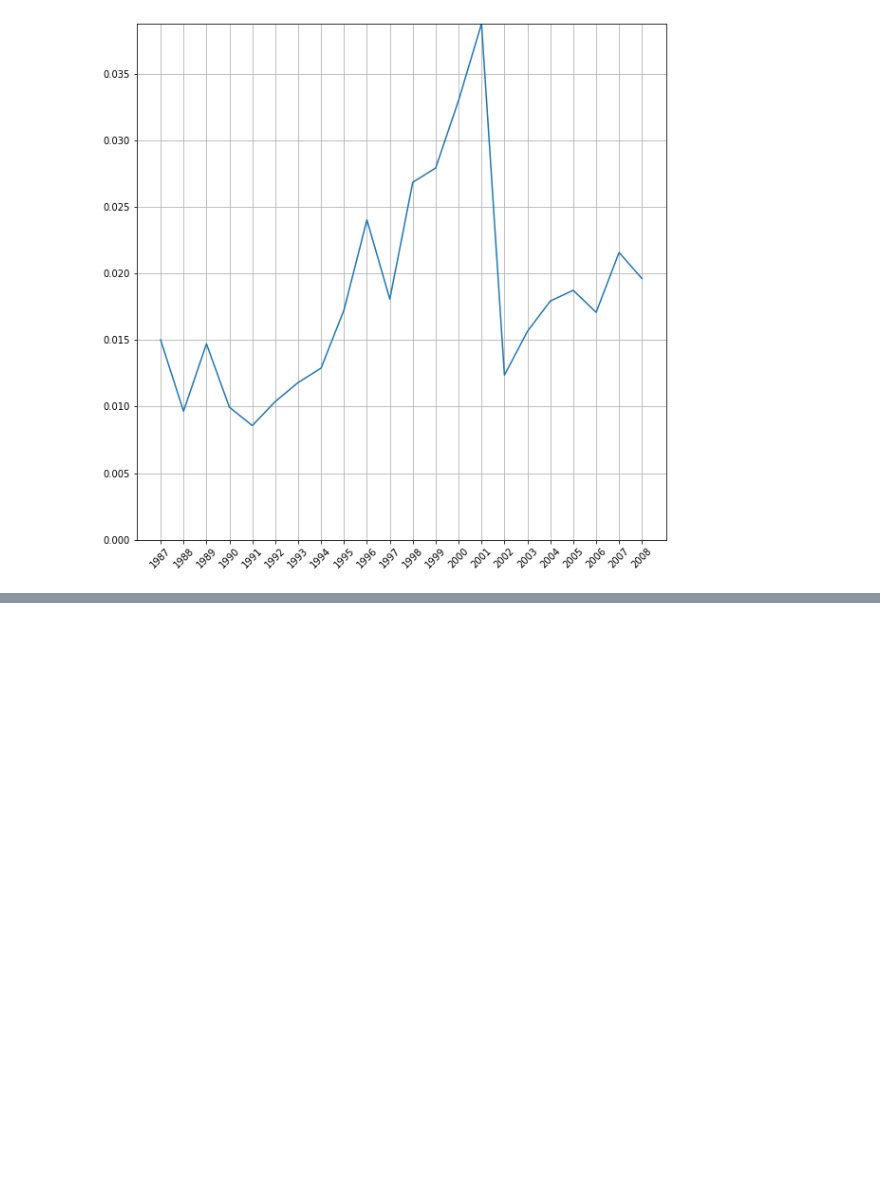
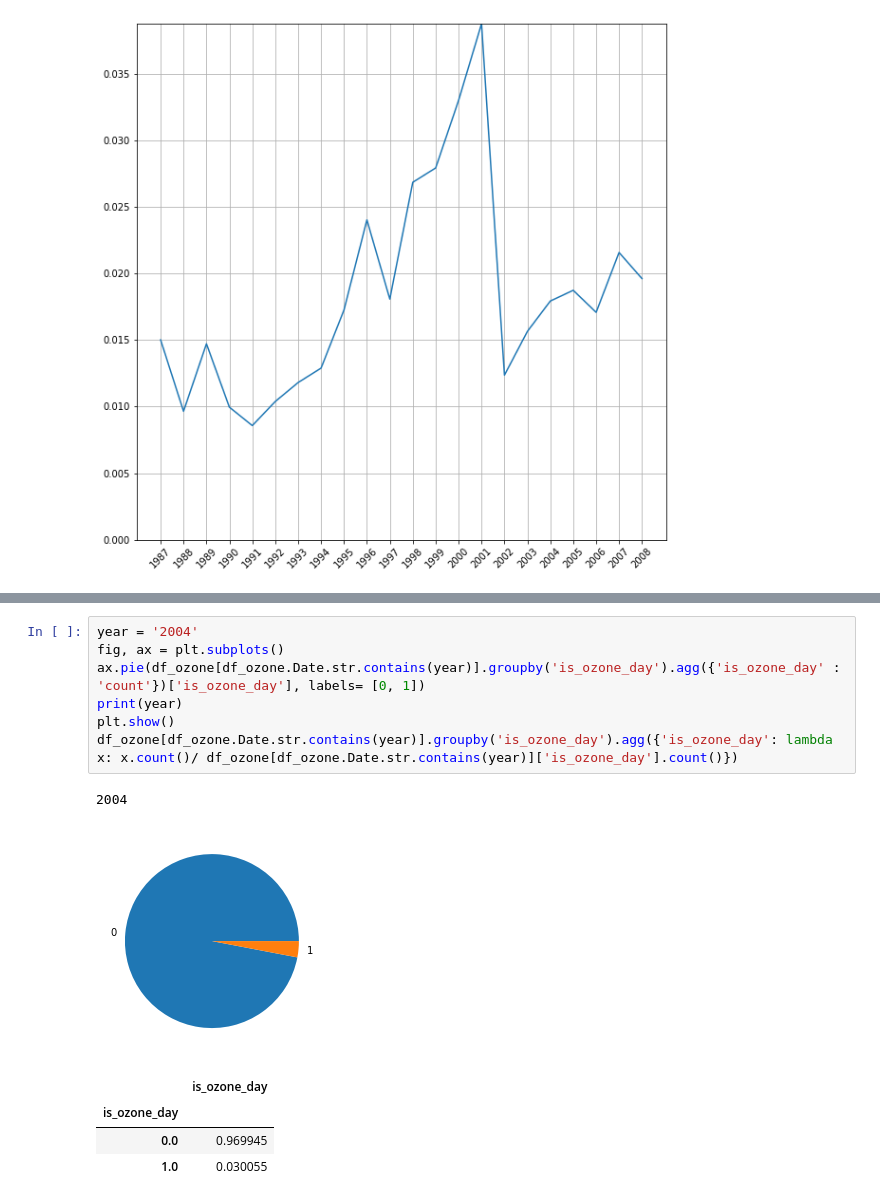
Before and after one commit to Dionidgy/ML, a Jupyter notebook: lifelong/lifelong.ipynb, the cells around one changed output, grey strips where cells are left out. Saved outputs shown, nothing was run; the diff lists cells and outputs as text; blank space fills up the shorter version.

```diff
--- a/lifelong/lifelong.ipynb
+++ b/lifelong/lifelong.ipynb
@@ -298,0 +399,14 @@ plt.plot(range(1987, 2009), cancelled_flight)
+# %%
+year = '2004'
+fig, ax = plt.subplots()
+ax.pie(df_ozone[df_ozone.Date.str.contains(year)].groupby('is_ozone_day').agg({'is_ozone_day' : 'count'})['is_ozone_day'], labels= [0, 1])
+print(year)
+plt.show()
+df_ozone[df_ozone.Date.str.contains(year)].groupby('is_ozone_day').agg({'is_ozone_day': lambda x: x.count()/ df_ozone[df_ozone.Date.str.contains(year)]['is_ozone_day'].count()})
+# %% [output]
+2004
+[figure, added]
+|  | is_ozone_day |
+| is_ozone_day |  |
+| 0.0 | 0.969945 |
+| 1.0 | 0.030055 |
```
Also changed, not shown: parts of 15 cells of this notebook.
